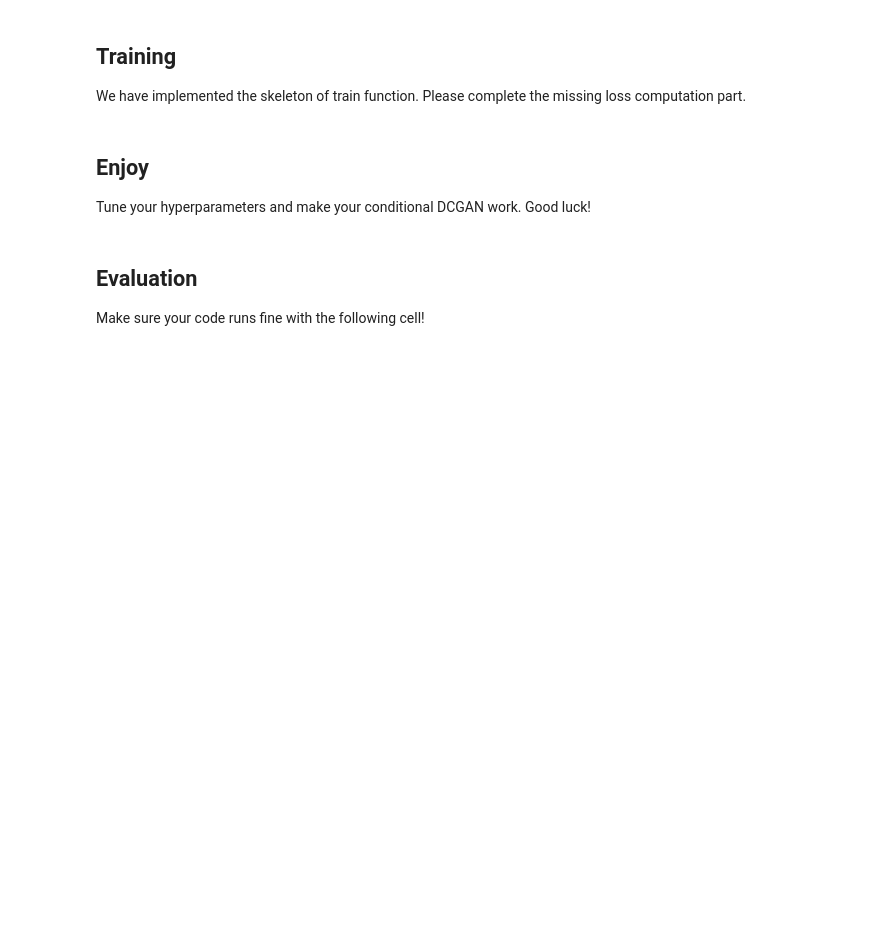
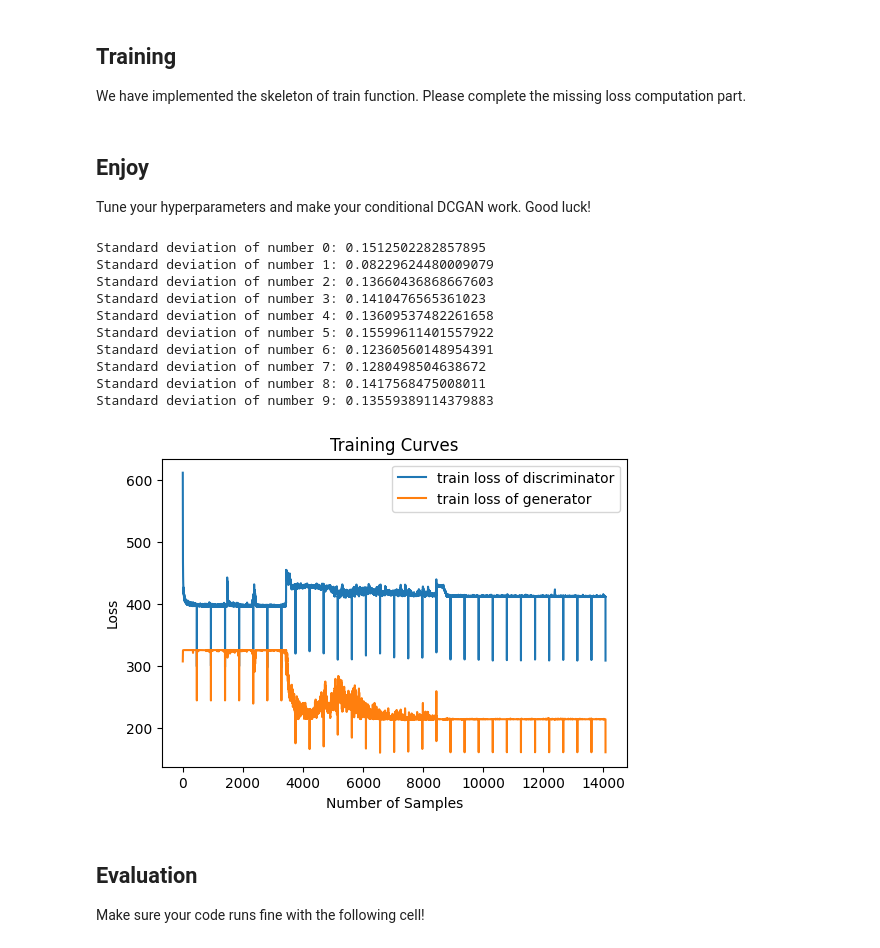
Before and after one commit to srzer/On-convergence-of-GAN, a Jupyter notebook: gan_consensus.ipynb, the cells around one changed output. Cells and saved outputs as stored; diff of their text form; code cells hidden in the pictures; blank space fills up the shorter version.

```diff
--- a/gan_consensus.ipynb
+++ b/gan_consensus.ipynb
@@ -206,7 +206,7 @@ def paint(d_list, g_list):
   plt.savefig("./g.png")
 # %%
 import itertools
-def train(n_epochs, generator, discriminator, train_loader, optimizer_g, optimizer_d, device=torch.device('cuda'), save_interval=10, reg_param=1e-2):
+def train(n_epochs, generator, discriminator, train_loader, optimizer_g, optimizer_d, device=torch.device('cuda'), save_interval=10, reg_param=5e-4):
     generator.to(device)
     discriminator.to(device)
     D_LOSS = []
@@ -295,18 +295,30 @@ Tune your hyperparameters and make your conditional DCGAN work. Good luck!
 # %%
 train_loader = DataLoader(train_set, batch_size=128, pin_memory=True,
                           drop_last=False, shuffle=True, num_workers=8)
 
 g = Generator(100)
 d = Discriminator()
 
 optimizer_g = torch.optim.Adam(g.parameters(), lr = 0.002)
 optimizer_d = torch.optim.Adam(d.parameters(), lr = 0.002)
 
-train(20, g, d, train_loader, optimizer_g, optimizer_d, device=device)
+train(30, g, d, train_loader, optimizer_g, optimizer_d, device=device)
 
 state_dict = load_model('./gan/gan_best.pth')[0]
 g.load_state_dict(state_dict)
 g.make_dataset(n_samples_per_class=100)
+# %% [output]
+Standard deviation of number 0: 0.1512502282857895
+Standard deviation of number 1: 0.08229624480009079
+Standard deviation of number 2: 0.13660436868667603
+Standard deviation of number 3: 0.1410476565361023
+Standard deviation of number 4: 0.13609537482261658
+Standard deviation of number 5: 0.15599611401557922
+Standard deviation of number 6: 0.12360560148954391
+Standard deviation of number 7: 0.1280498504638672
+Standard deviation of number 8: 0.1417568475008011
+Standard deviation of number 9: 0.13559389114379883
+[figure, added]
 # %% [markdown]
 ## Evaluation
 
```
Also changed, not shown: parts of 1 cell of this notebook, 2 other files.
